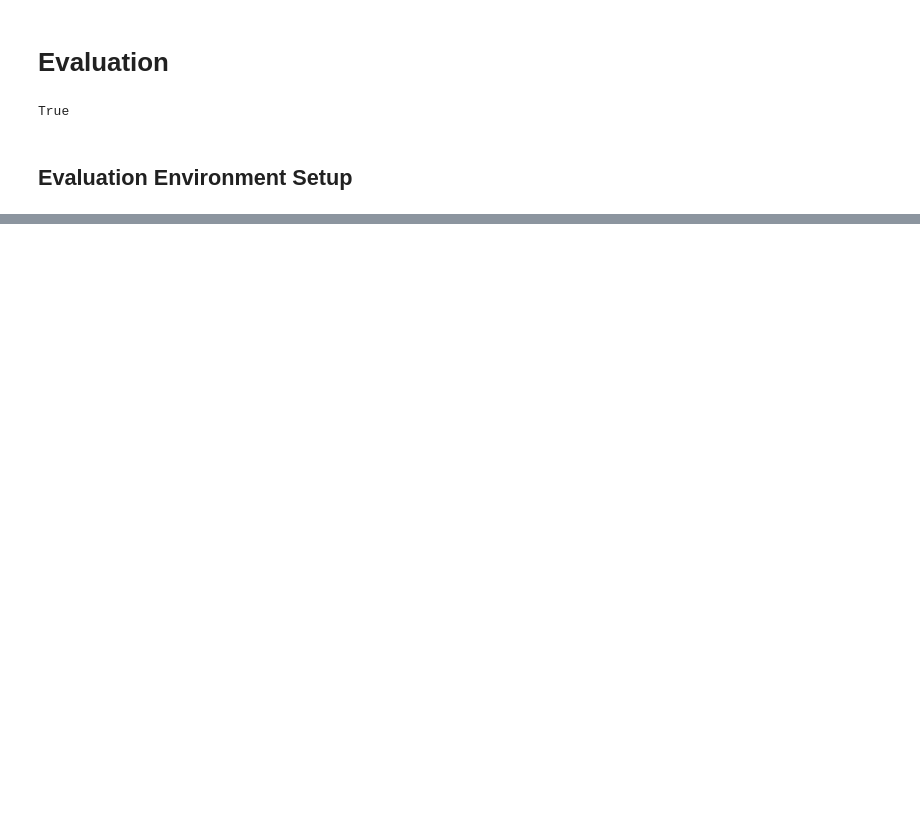
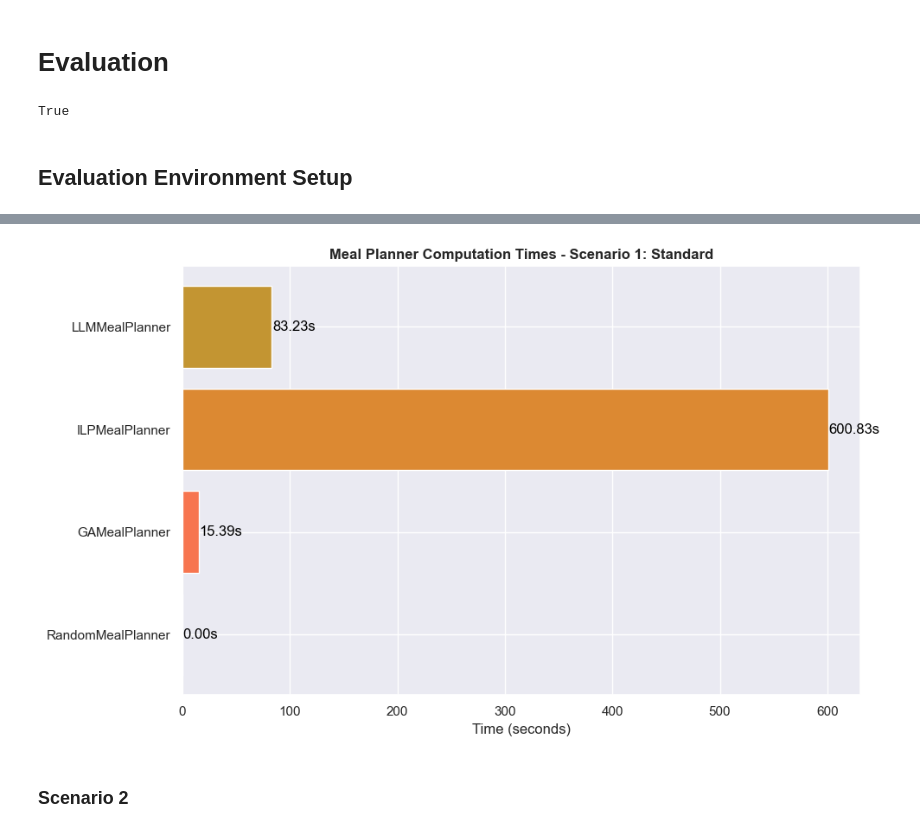
Before and after one commit to shappadappa/ICT3909-FYP, a Jupyter notebook: engines/evaluation/evaluation.ipynb, the cells around one changed output, grey strips where cells are left out. Saved outputs shown, nothing was run; the diff lists cells and outputs as text; code cells hidden in the pictures; blank space fills up the shorter version.

```diff
--- a/engines/evaluation/evaluation.ipynb
+++ b/engines/evaluation/evaluation.ipynb
@@ -184,7 +481,0 @@ llm_budget_efficiency = get_budget_efficiency(
-# %%
-planner_metrics[llm_meal_planner.__class__.__name__] = {
-    "dietary_compliance": llm_dietary_compliance,
-    "ingredient_utilisation": llm_ingredient_utilisation,
-    "expiry_weighted_utilisation": llm_expiry_weighted_utilisation,
-    "budget_efficiency": llm_budget_efficiency,
-}
@@ -196,0 +591,27 @@ print(planner_metrics)
+# %%
+def plot_computation_times(computation_times: dict[str, float], title: str) -> None:
+    """
+    Plots the computation times for each meal planner and scenario as a horizontal bar chart
+
+    :param computation_times: mapping of planner name to computation time in seconds
+    :type computation_times: dict[str, float]
+    :param title: the title for the overall plot
+    :type title: str
+    """
+
+    plt.figure(figsize=(10, 6))
+
+    plt.barh(
+        range(len(computation_times)),
+        computation_times.values(),
+        color=colours[: len(computation_times)],
+    )
+
+    for i, time in enumerate(computation_times.values()):
+        plt.text(time + 0.5, i, f"{time:.2f}s", color="black", va="center")
+
+    plt.yticks(range(len(computation_times)), list(computation_times.keys()))
+    plt.xlabel("Time (seconds)")
+    plt.title(title, fontweight="bold")
+    plt.tight_layout()
+    plt.show()
@@ -196,0 +629,6 @@ print(planner_metrics)
+# %%
+plot_computation_times(scenario_1_computation_times, f"Meal Planner Computation Times - {scenario_names[0]}")
+# %% [output]
+[figure, added]
+# %% [markdown]
+### Scenario 2
```
Also changed, not shown: parts of 93 cells of this notebook, 14 other files.
